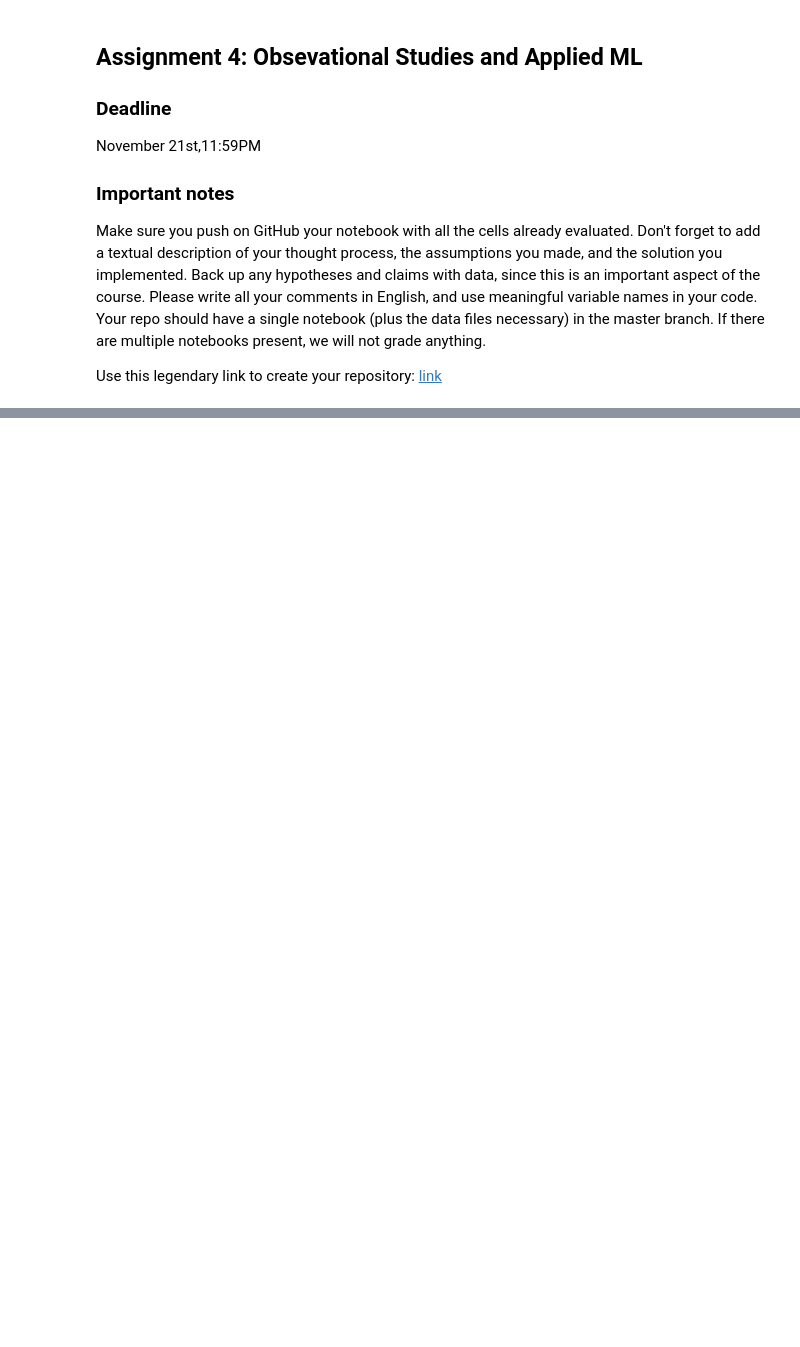
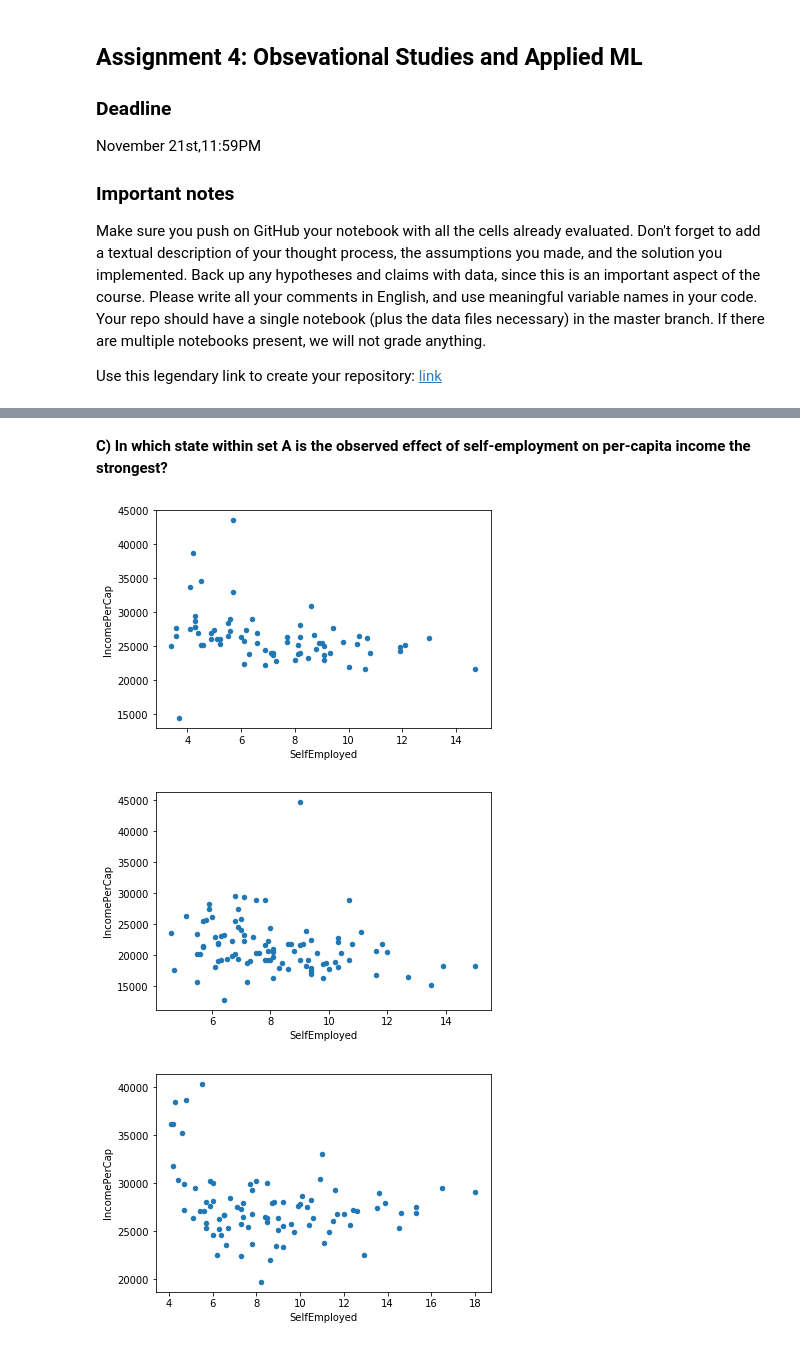
Before and after one commit to Sytta/ADA2018-Homework-CANada, a Jupyter notebook: 04 - Observational Studies and Applied ML/Homework 4-Yw.ipynb, the cells around one changed output, grey strips where cells are left out. Drawn from its saved outputs; the diff is of its cells as text; code cells hidden in the pictures; blank space fills up the shorter version.

```diff
--- a/04 - Observational Studies and Applied ML/Homework 4-Yw.ipynb
+++ b/04 - Observational Studies and Applied ML/Homework 4-Yw.ipynb
@@ -34,0 +93,14 @@ Hint: It is useful to add a notion of confidence to your results and explore the
+# %% [markdown]
+**C) In which state within set A is the observed effect of self-employment on per-capita income the strongest?**
+# %%
+Wisconsin = county_df.loc[county_df.State == 'Wisconsin']
+Tennessee = county_df.loc[county_df.State == 'Tennessee']
+Minnesota = county_df.loc[county_df.State == 'Minnesota']
+
+states = [Wisconsin, Tennessee, Minnesota]
+for state in states:
+    state.plot.scatter(x='SelfEmployed', y='IncomePerCap')
+# %% [output]
+[figure, added]
+[figure, added]
+[figure, added]
```
Also changed, not shown: parts of 30 cells of this notebook.
